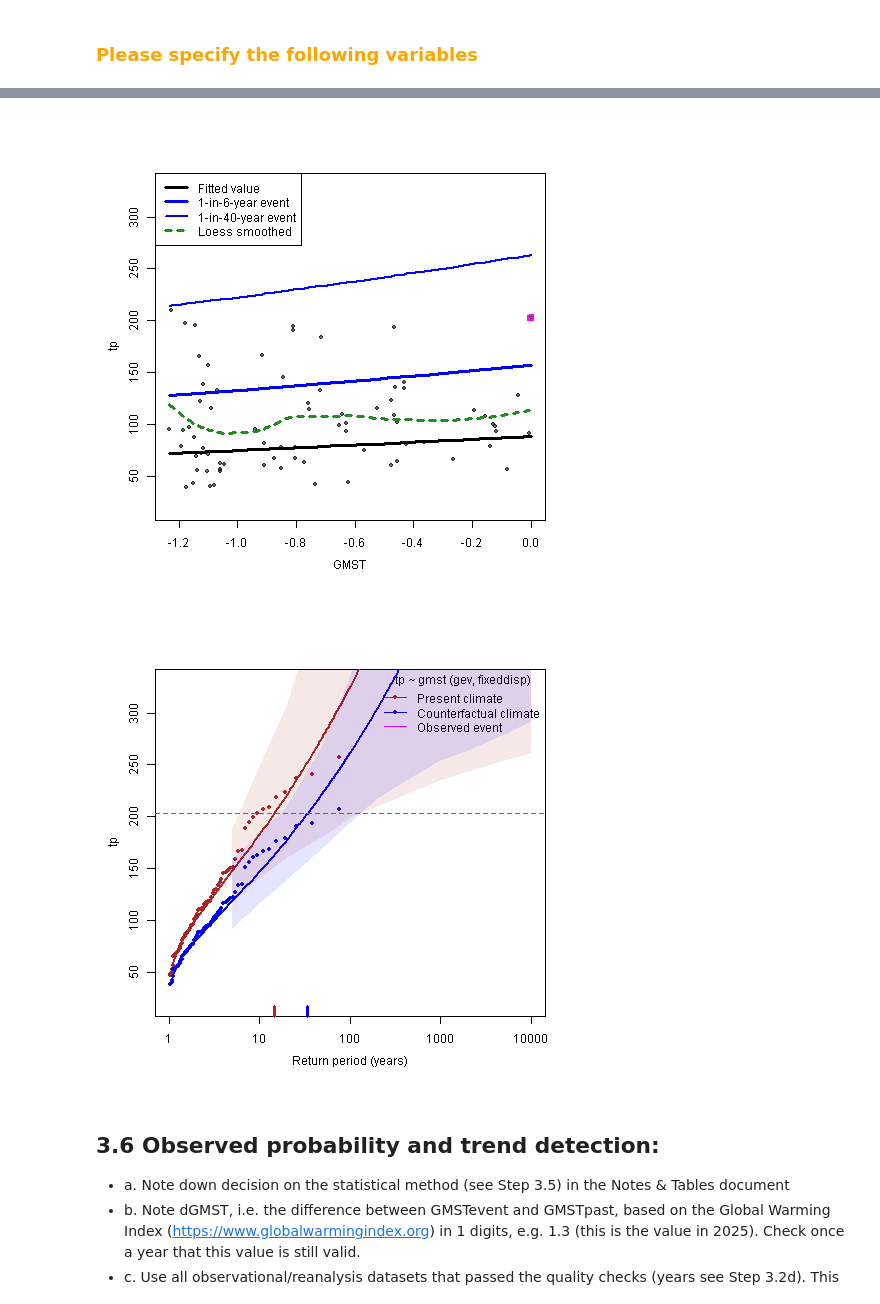
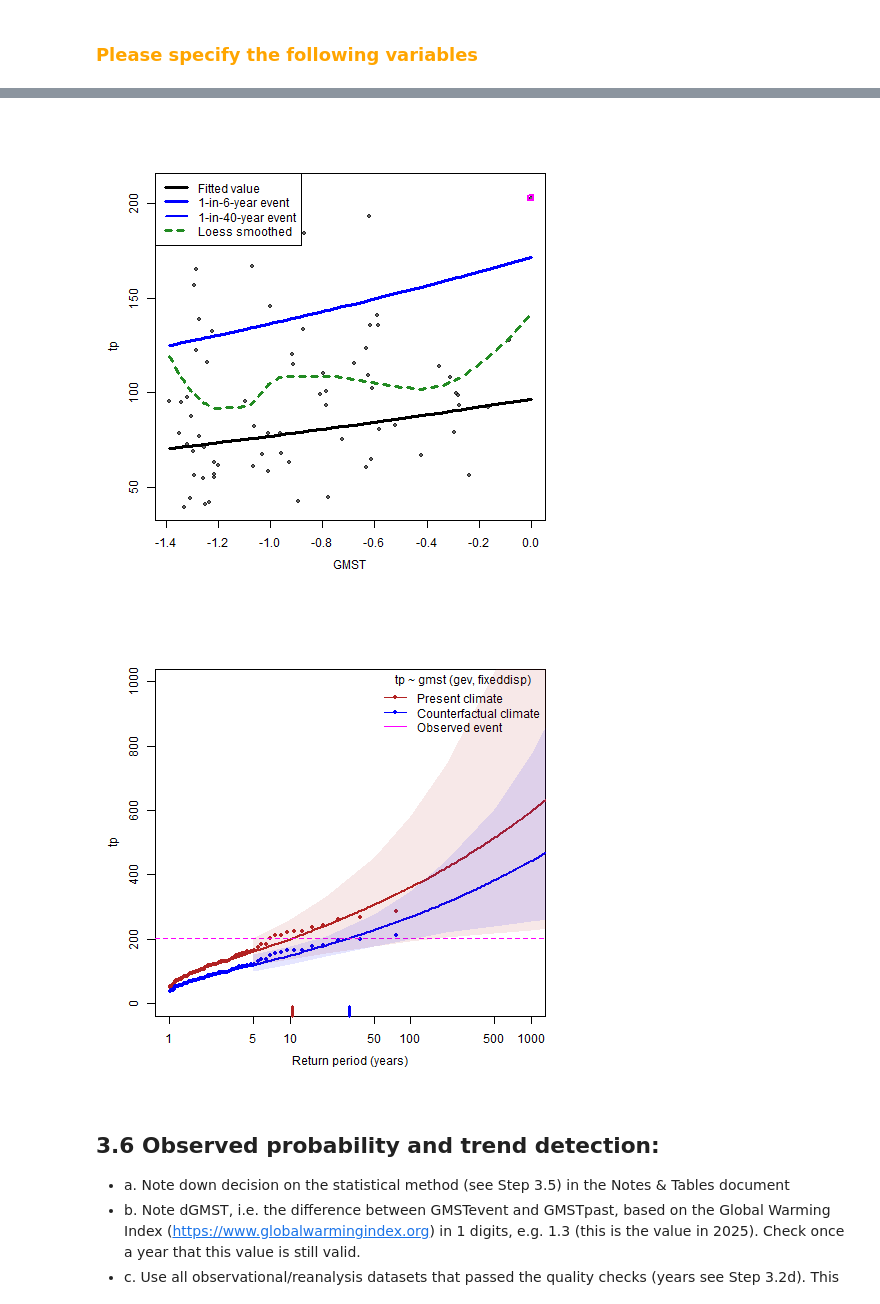
Before and after one commit to maris-development/c3s-451, a Jupyter notebook: testing_notebooks/C3S_TrendAnalysis_Jasper.ipynb, the cells around one changed output, grey strips where cells are left out. Drawn from its saved outputs; the diff is of its cells as text; code cells hidden in the pictures.

```diff
--- a/testing_notebooks/C3S_TrendAnalysis_Jasper.ipynb
+++ b/testing_notebooks/C3S_TrendAnalysis_Jasper.ipynb
@@ -280,7 +232,7 @@ clim31d = Process.calculate_climatology(gr_daily_clim, value_col='t2m', padding=
 studyregion = gpd.read_file(os.path.join(your_save_directory, "sf_studyregion.shp"))
 # insect study region in final version, right now the data and region dont match coordinates
 ts_clim31d_studyregion = Process.calculate_seasonal_cycle(clim31d=clim31d, studyregion=None, value_col='t2m', datetime_col="valid_time", event_end=event_end)[0]
-monthly_clim31d_studyregion = (ts_clim31d_studyregion.resample("M", on="valid_time")['t2m'].mean().rename_axis("valid_time").reset_index())
+monthly_clim31d_studyregion = (ts_clim31d_studyregion.resample("ME", on="valid_time")['t2m'].mean().rename_axis("valid_time").reset_index())
 monthly_clim31d_studyregion["valid_time"] = monthly_clim31d_studyregion["valid_time"].dt.to_period("M").dt.to_timestamp()
 monthly_clim31d_studyregion
 # %% [output]
@@ -385,12 +331,12 @@ gmst_yearly_rolled_subset
 # gmst_yearly, rolled_gdf = calculate_yearly_value(gdf=gmst_monthly_rolled, value_col=gmst_col, datetime_col=datetime_col, yearly_value=method)
 # gmst_yearly
 # %%
-merged_t2m_gmst = pd.merge(ts_ann_studyregion_subset, gmst_yearly_rolled_subset, left_on="year", right_on="year", how="inner")
+merged_gmst = pd.merge(ts_ann_studyregion_subset, gmst_yearly_rolled_subset, left_on="year", right_on="year", how="inner")
 # calculate anomaly relative to event year
-ref_val = merged_t2m_gmst.loc[merged_t2m_gmst["year"] == event_year, 't2m'].values[0]
-merged_t2m_gmst_anomaly = merged_t2m_gmst.copy()
-merged_t2m_gmst_anomaly["gmst"] = merged_t2m_gmst_anomaly['t2m'] - ref_val
-merged_t2m_gmst_anomaly.to_csv("../data/gmst_t2m.csv", index=False)
-merged_t2m_gmst_anomaly
+ref_val = merged_gmst.loc[merged_gmst["year"] == event_year, 't2m'].values[0]
+merged_gmst_anomaly = merged_gmst.copy()
+merged_gmst_anomaly["gmst"] = merged_gmst_anomaly['t2m'] - ref_val
+merged_gmst_anomaly.to_csv("../data/gmst_t2m.csv", index=False)
+merged_gmst_anomaly
 # %% [output]
 |  | year | 3_day_rolling_date | tp | t2m | gmst |
@@ -430,9 +375,9 @@ covnm = "gmst"
 lower = FALSE
 cooling_offset = 1.3 #fixed for now
 # %%
-%%R -i merged_t2m_gmst_anomaly
+%%R -i merged_gmst_anomaly
 
-df <- merged_t2m_gmst_anomaly
+df <- merged_gmst_anomaly
 
 mdl <- fit_ns(dist = dist, type = fit_type, data = df, varnm = value_col, covnm = covnm, lower = lower, ev_year = event_year)
 
@@ -441,4 +386,6 @@ cov_factual <- data.frame(gmst = df$gmst[df$year == event_year])
 
 # the counterfactual climate can represent any alternative climate (WWA always uses a preindustrial climate, 1.3C cooler than the present)
 cov_counterfactual <- data.frame(gmst = df$gmst[df$year == event_year] - cooling_offset)
+# %%
+bounds = np.array([merged_gmst_anomaly[value_col].min(), merged_gmst_anomaly[value_col].max()])
 # %%
@@ -452,16 +398,16 @@ plot_trend(mdl, add_loess = T, ylim = c(20,330))
 # %%
-%%R
+%%R -i bounds
 # what does the fitted trend look like vs GMST?
-plot_covtrend(mdl, xcov = covnm, add_loess = T, ylim = c(20,330))
+plot_covtrend(mdl, xcov = covnm, add_loess = T, ylim = c(bounds[1],bounds[2]))
 # %% [output]
-[figure, old version]
+[figure, new version]
 # %%
-%%R
+%%R -i bounds
 # How well does the model fit the data?
 # the points should be close to the line - if they're not within the shaded region, the model is a poor fit
-plot_returnlevels(mdl, cov_f = cov_factual, cov_cf = cov_counterfactual, xlim = c(1,10000),  ylim = c(20,330))
+plot_returnlevels(mdl, cov_f = cov_factual, cov_cf = cov_counterfactual, xlim = c(1,1000))
 # %% [output]
-[figure, old version]
+[figure, new version]
 # %% [markdown]
 ## 3.6 Observed probability and trend detection:
 - a. Note down decision on the statistical method (see Step 3.5) in the Notes & Tables document
```
Also changed, not shown: parts of 20 cells of this notebook.
